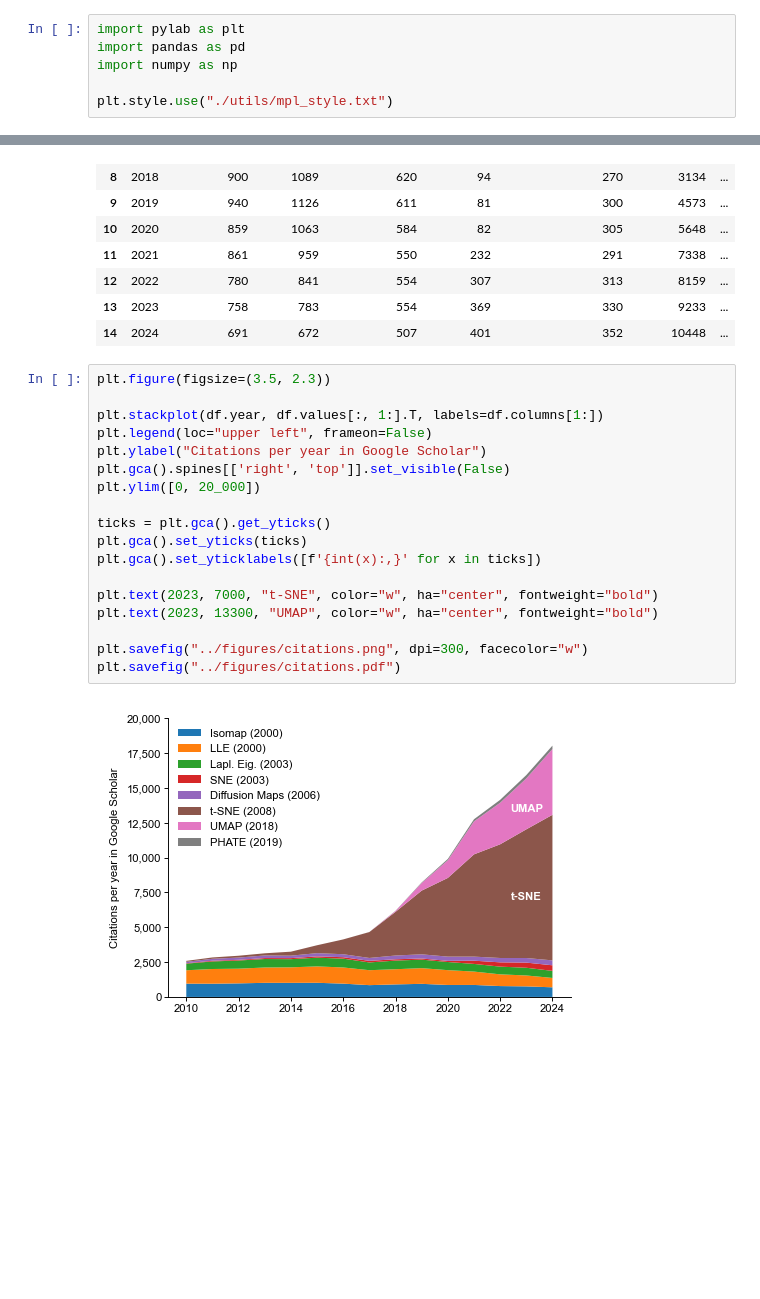
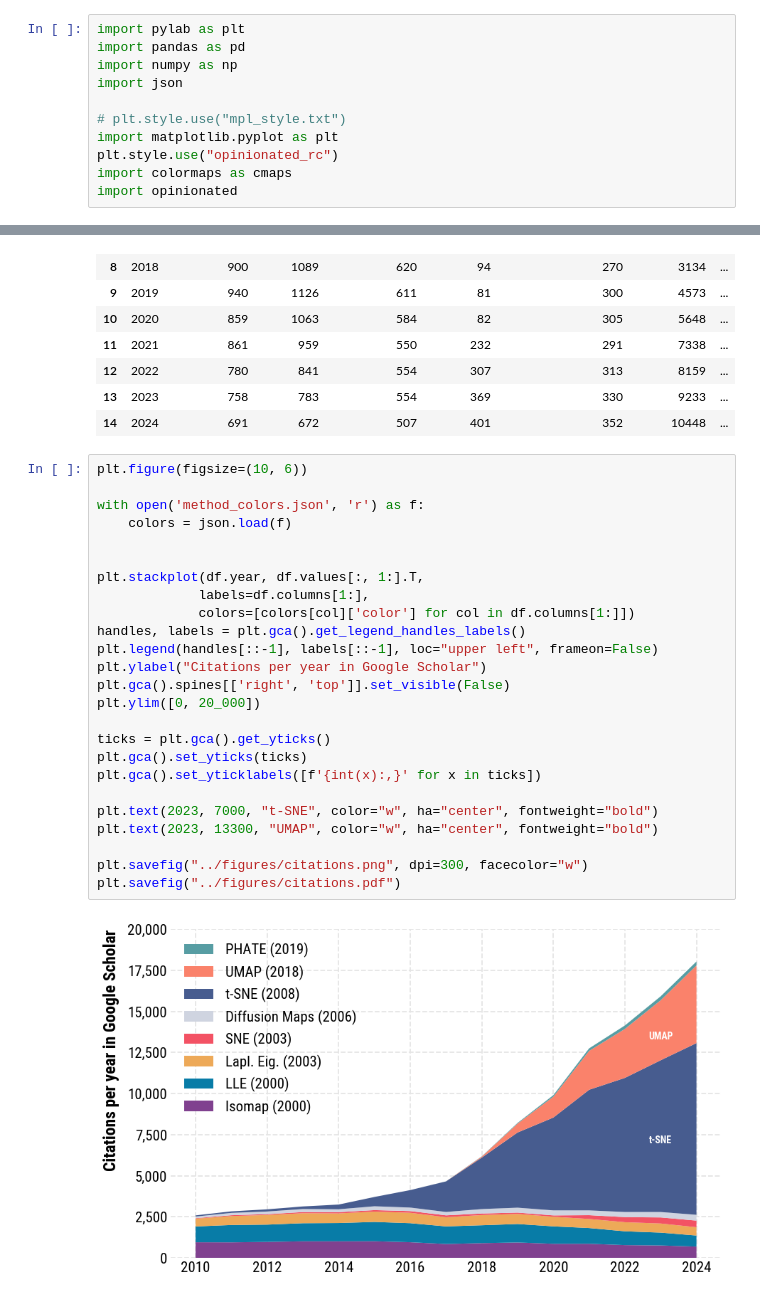
Before and after one commit to dkobak/low-dim-embeddings-review, a Jupyter notebook: code/citations.ipynb, the cells around one changed output, grey strips where cells are left out. Drawn from its saved outputs; the diff is of its cells as text; blank space fills up the shorter version.

Commit message:
updated graphics for citations, metrics & turtles. First 2 done. Added method colors.

```diff
--- a/code/citations.ipynb
+++ b/code/citations.ipynb
@@ -4,8 +4,13 @@
 import pylab as plt
 import pandas as pd
 import numpy as np
+import json
 
-plt.style.use("./utils/mpl_style.txt")
+# plt.style.use("mpl_style.txt")
+import matplotlib.pyplot as plt
+plt.style.use("opinionated_rc")
+import colormaps as cmaps
+import opinionated
 # %%
 df = pd.read_csv("../data/citations.csv")
 
@@ -74,22 +83,29 @@ df
 | 13 | 2023 | 758 | 783 | 554 | 369 | 330 | 9233 | ... |
 | 14 | 2024 | 691 | 672 | 507 | 401 | 352 | 10448 | ... |
 # %%
-plt.figure(figsize=(3.5, 2.3))
+plt.figure(figsize=(10, 6))
 
-plt.stackplot(df.year, df.values[:, 1:].T, labels=df.columns[1:])
-plt.legend(loc="upper left", frameon=False)
+with open('method_colors.json', 'r') as f:
+    colors = json.load(f)
+
+
+plt.stackplot(df.year, df.values[:, 1:].T,
+             labels=df.columns[1:],
+             colors=[colors[col]['color'] for col in df.columns[1:]])
+handles, labels = plt.gca().get_legend_handles_labels()
+plt.legend(handles[::-1], labels[::-1], loc="upper left", frameon=False)
 plt.ylabel("Citations per year in Google Scholar")
 plt.gca().spines[['right', 'top']].set_visible(False)
 plt.ylim([0, 20_000])
 
 ticks = plt.gca().get_yticks()
 plt.gca().set_yticks(ticks)
 plt.gca().set_yticklabels([f'{int(x):,}' for x in ticks])
 
 plt.text(2023, 7000, "t-SNE", color="w", ha="center", fontweight="bold")
 plt.text(2023, 13300, "UMAP", color="w", ha="center", fontweight="bold")
 
 plt.savefig("../figures/citations.png", dpi=300, facecolor="w")
 plt.savefig("../figures/citations.pdf")
 # %% [output]
-[figure, old version]
+[figure, new version]
```
Also changed, not shown: parts of 1 cell of this notebook, 9 other files.
